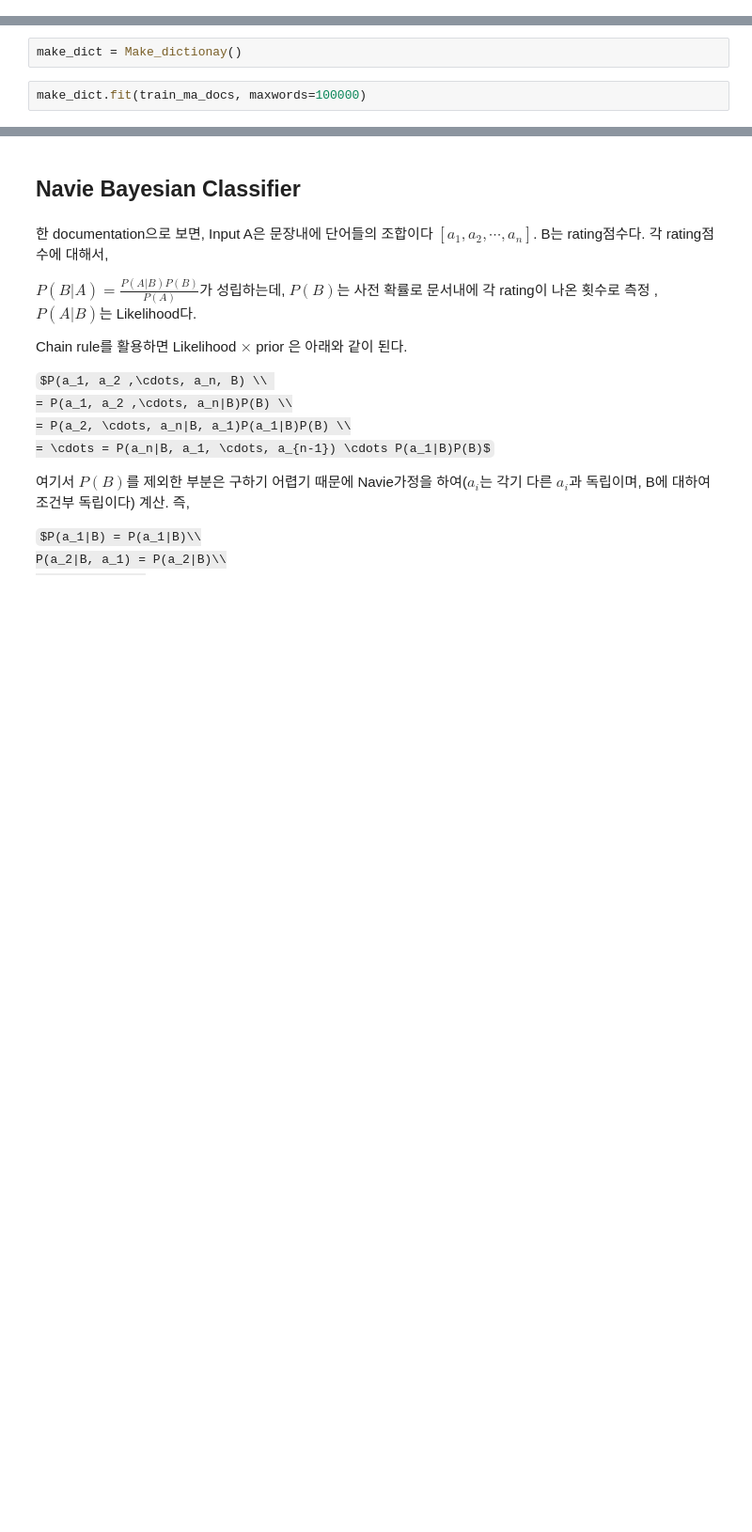
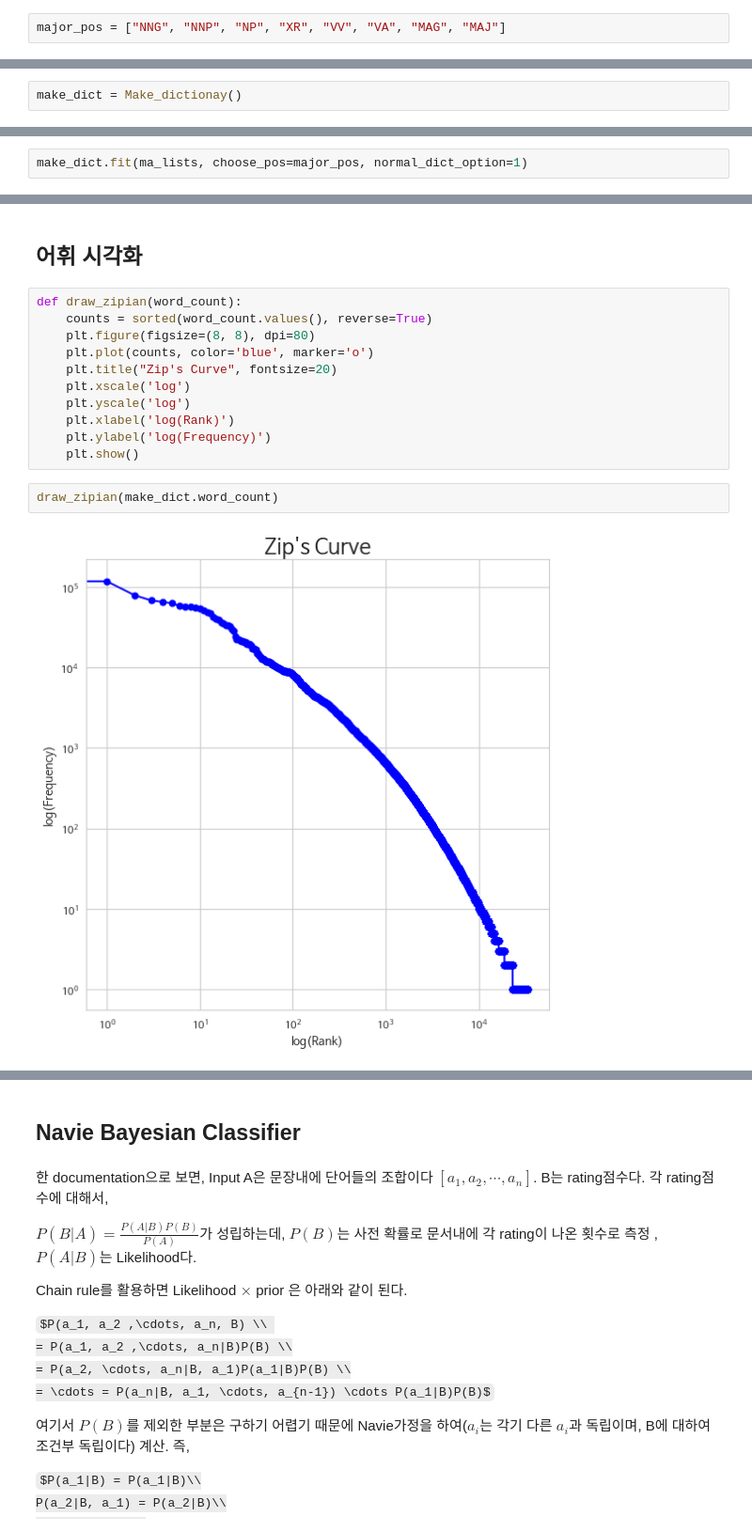
Before and after one commit to simonjisu/app_store_reviews_analysis, a Jupyter notebook: after_process_komoran.ipynb, the cells around one changed output, grey strips where cells are left out. Shown: that part at 94% size. Saved outputs shown, nothing was run; the diff lists cells and outputs as text; some formulas as TeX source; blank space fills up the shorter version.

Commit message:
rewrite make_dict, update tf-idf

```diff
--- a/after_process_komoran.ipynb
+++ b/after_process_komoran.ipynb
@@ -258,0 +14,2 @@ del _
+# %%
+major_pos = ["NNG", "NNP", "NP", "XR", "VV", "VA", "MAG", "MAJ"]
@@ -259,4 +23,2 @@ del _
 # %%
 make_dict = Make_dictionay()
-# %%
-make_dict.fit(train_ma_docs, maxwords=100000)
@@ -289,0 +27,2 @@ make_dict.word_dict_idx_inverse[88888]
+# %%
+make_dict.fit(ma_lists, choose_pos=major_pos, normal_dict_option=1)
@@ -289,0 +73,17 @@ make_dict.word_dict_idx_inverse[88888]
+# %% [markdown]
+## 어휘 시각화
+# %%
+def draw_zipian(word_count):
+    counts = sorted(word_count.values(), reverse=True)
+    plt.figure(figsize=(8, 8), dpi=80)
+    plt.plot(counts, color='blue', marker='o')
+    plt.title("Zip's Curve", fontsize=20)
+    plt.xscale('log')
+    plt.yscale('log')
+    plt.xlabel('log(Rank)')
+    plt.ylabel('log(Frequency)')
+    plt.show()
+# %%
+draw_zipian(make_dict.word_count)
+# %% [output]
+[figure, added]
```
Also changed, not shown: parts of 98 cells of this notebook, 9 other files.
